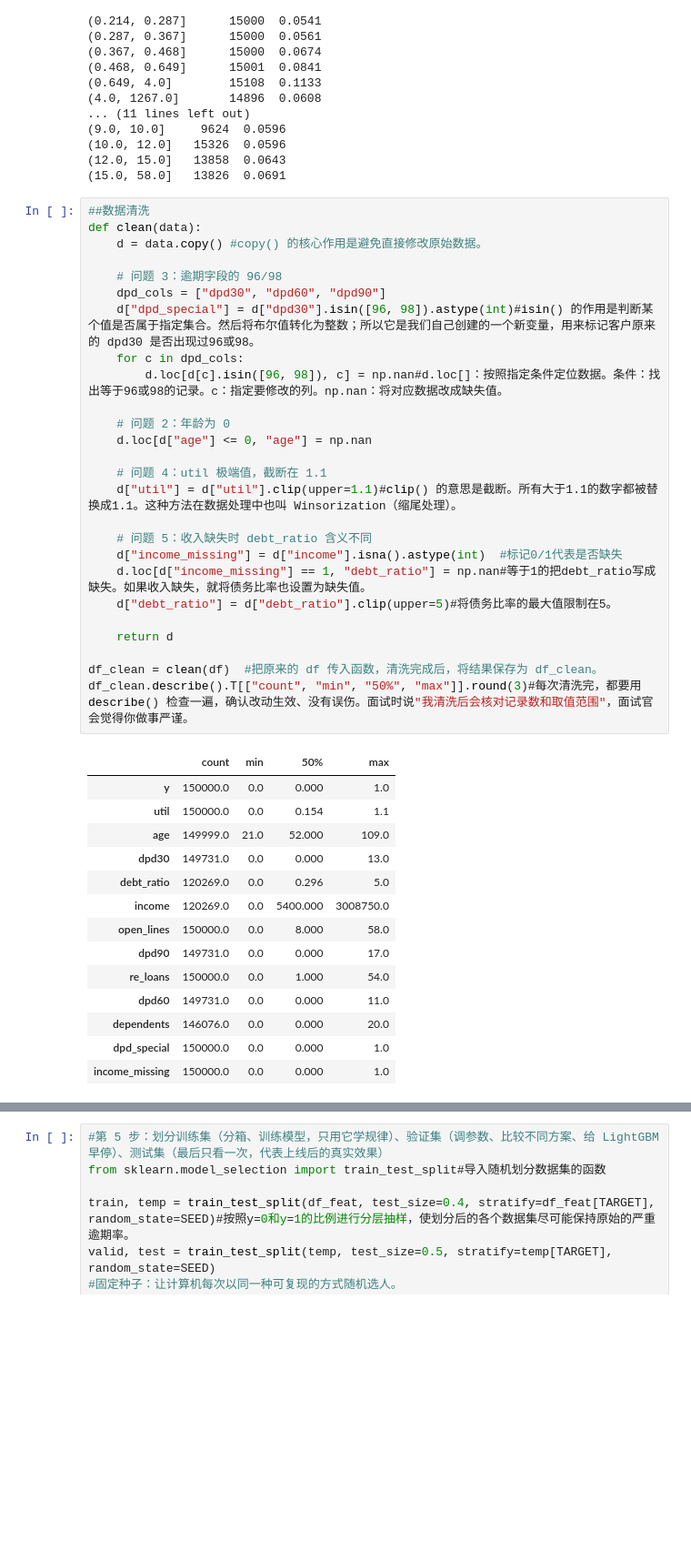
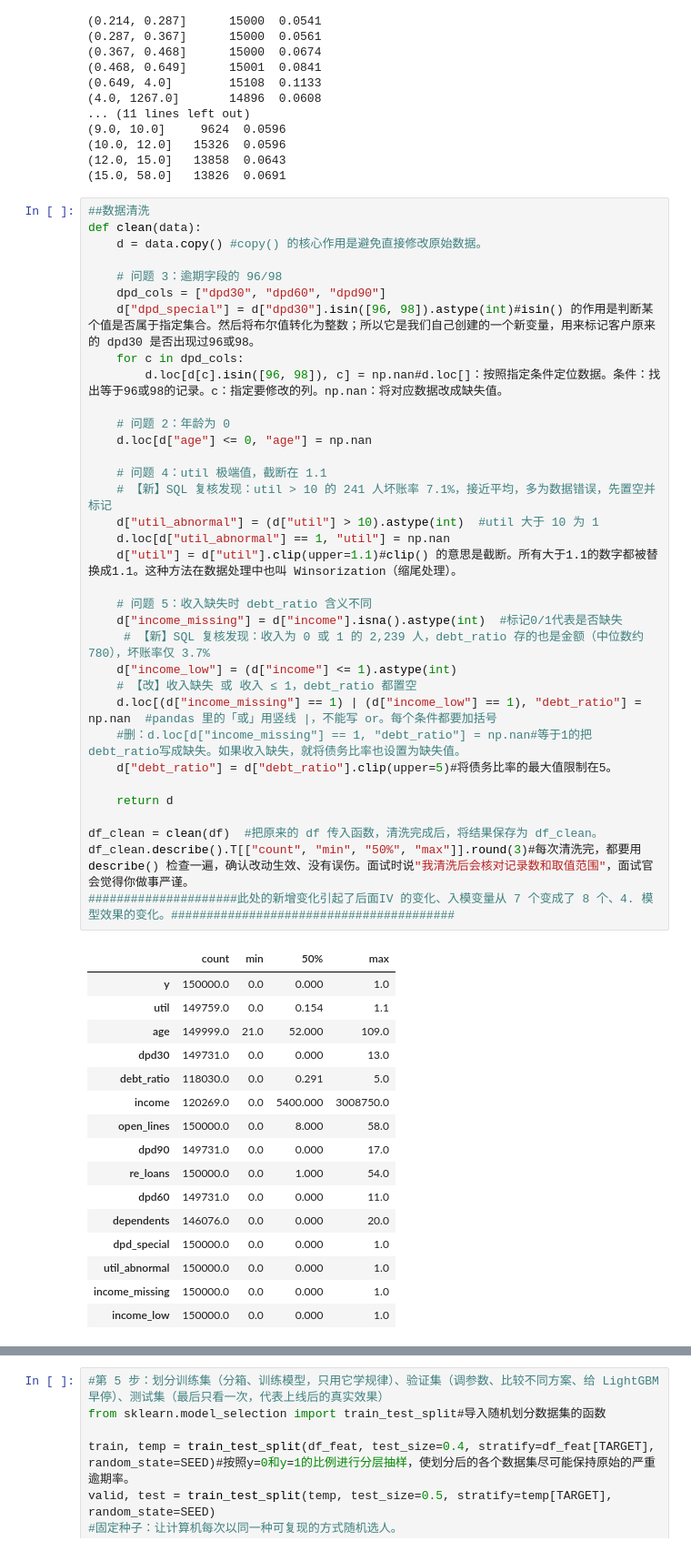
Before and after one commit to DUJIALING-sketch/credit_scorecard, a Jupyter notebook: my_scorecard.ipynb, the cells around one changed output, grey strips where cells are left out. Shown at 91% size. Drawn from its saved outputs; the diff is of its cells as text; blank space fills up the shorter version.

```diff
--- a/my_scorecard.ipynb
+++ b/my_scorecard.ipynb
@@ -173,36 +173,44 @@ debt_ratio
 # %%
 ##数据清洗
 def clean(data):
     d = data.copy() #copy() 的核心作用是避免直接修改原始数据。
 
     # 问题 3：逾期字段的 96/98
     dpd_cols = ["dpd30", "dpd60", "dpd90"]
     d["dpd_special"] = d["dpd30"].isin([96, 98]).astype(int)#isin() 的作用是判断某个值是否属于指定集合。然后将布尔值转化为整数；所以它是我们自己创建的一个新变量，用来标记客户原来的 dpd30 是否出现过96或98。
     for c in dpd_cols:
         d.loc[d[c].isin([96, 98]), c] = np.nan#d.loc[]：按照指定条件定位数据。条件：找出等于96或98的记录。c：指定要修改的列。np.nan：将对应数据改成缺失值。
 
     # 问题 2：年龄为 0
     d.loc[d["age"] <= 0, "age"] = np.nan
 
     # 问题 4：util 极端值，截断在 1.1
+    # 【新】SQL 复核发现：util > 10 的 241 人坏账率 7.1%，接近平均，多为数据错误，先置空并标记
+    d["util_abnormal"] = (d["util"] > 10).astype(int)  #util 大于 10 为 1
+    d.loc[d["util_abnormal"] == 1, "util"] = np.nan
     d["util"] = d["util"].clip(upper=1.1)#clip() 的意思是截断。所有大于1.1的数字都被替换成1.1。这种方法在数据处理中也叫 Winsorization（缩尾处理）。
 
     # 问题 5：收入缺失时 debt_ratio 含义不同
     d["income_missing"] = d["income"].isna().astype(int)  #标记0/1代表是否缺失
-    d.loc[d["income_missing"] == 1, "debt_ratio"] = np.nan#等于1的把debt_ratio写成缺失。如果收入缺失，就将债务比率也设置为缺失值。
+     # 【新】SQL 复核发现：收入为 0 或 1 的 2,239 人，debt_ratio 存的也是金额（中位数约 780），坏账率仅 3.7%
+    d["income_low"] = (d["income"] <= 1).astype(int)
+    # 【改】收入缺失 或 收入 ≤ 1，debt_ratio 都置空
+    d.loc[(d["income_missing"] == 1) | (d["income_low"] == 1), "debt_ratio"] = np.nan  #pandas 里的「或」用竖线 |，不能写 or。每个条件都要加括号
+    #删：d.loc[d["income_missing"] == 1, "debt_ratio"] = np.nan#等于1的把debt_ratio写成缺失。如果收入缺失，就将债务比率也设置为缺失值。
     d["debt_ratio"] = d["debt_ratio"].clip(upper=5)#将债务比率的最大值限制在5。
 
     return d
 
 df_clean = clean(df)  #把原来的 df 传入函数，清洗完成后，将结果保存为 df_clean。
 df_clean.describe().T[["count", "min", "50%", "max"]].round(3)#每次清洗完，都要用 describe() 检查一遍，确认改动生效、没有误伤。面试时说"我清洗后会核对记录数和取值范围"，面试官会觉得你做事严谨。
+#####################此处的新增变化引起了后面IV 的变化、入模变量从 7 个变成了 8 个、4. 模型效果的变化。########################################
 # %% [output]
 |  | count | min | 50% | max |
 | y | 150000.0 | 0.0 | 0.000 | 1.0 |
-| util | 150000.0 | 0.0 | 0.154 | 1.1 |
+| util | 149759.0 | 0.0 | 0.154 | 1.1 |
 | age | 149999.0 | 21.0 | 52.000 | 109.0 |
 | dpd30 | 149731.0 | 0.0 | 0.000 | 13.0 |
-| debt_ratio | 120269.0 | 0.0 | 0.296 | 5.0 |
+| debt_ratio | 118030.0 | 0.0 | 0.291 | 5.0 |
 | income | 120269.0 | 0.0 | 5400.000 | 3008750.0 |
 | open_lines | 150000.0 | 0.0 | 8.000 | 58.0 |
 | dpd90 | 149731.0 | 0.0 | 0.000 | 17.0 |
@@ -210,7 +218,9 @@ df_clean.describe().T[["count", "min", "50%", "max"]].round(3)#每次清洗完
 | dpd60 | 149731.0 | 0.0 | 0.000 | 11.0 |
 | dependents | 146076.0 | 0.0 | 0.000 | 20.0 |
 | dpd_special | 150000.0 | 0.0 | 0.000 | 1.0 |
+| util_abnormal | 150000.0 | 0.0 | 0.000 | 1.0 |
 | income_missing | 150000.0 | 0.0 | 0.000 | 1.0 |
+| income_low | 150000.0 | 0.0 | 0.000 | 1.0 |
 # %%
 #负债比几千、几十万的人，坏账率反而只有 5%？不合常理。
 #原因就是昨天发现的问题 5：最后两段的人，大部分是收入缺失的人，他们这一列存的是还款金额（上千元），不是比率。他们根本不是"负债很重的人"，只是数据存法不同。
```
Also changed, not shown: parts of 30 cells of this notebook, 1 other file.
